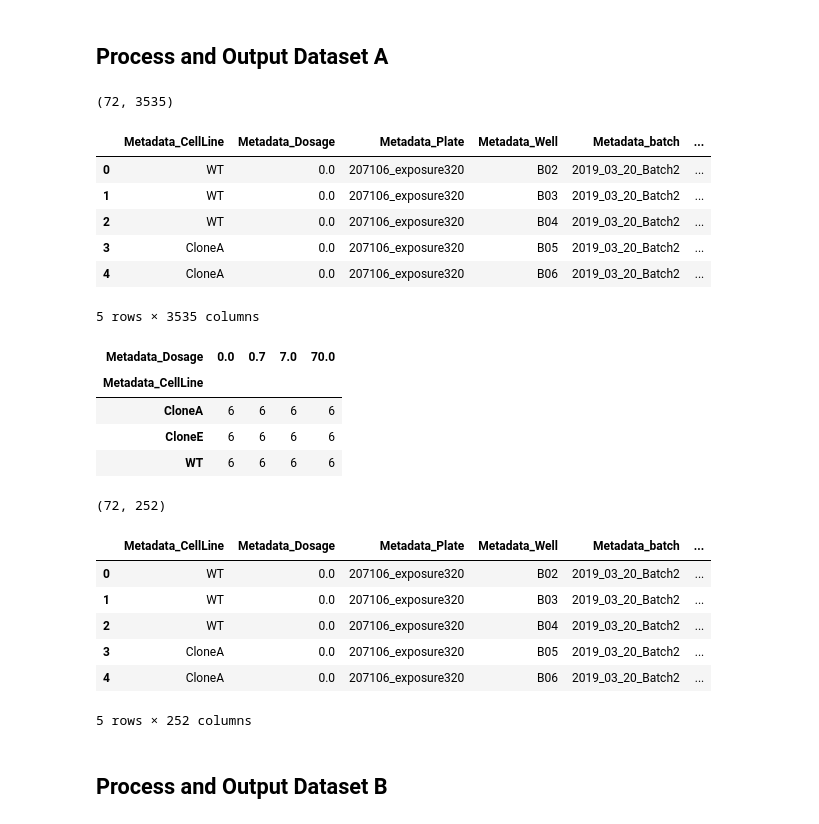
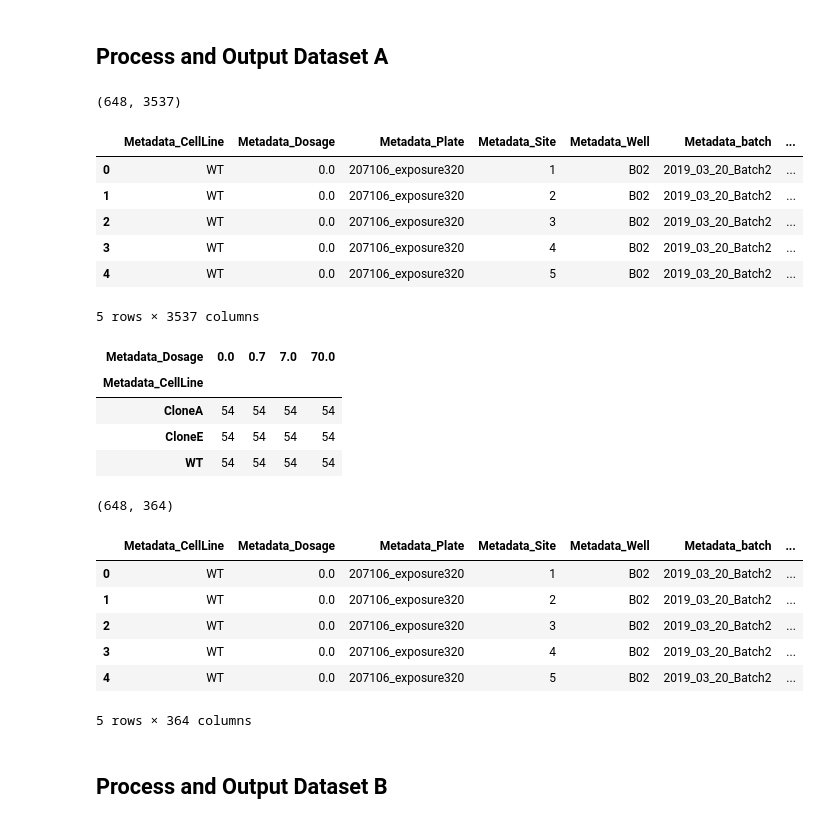
Before and after one commit to broadinstitute/profiling-resistance-mechanisms, a Jupyter notebook: 2.describe-data/2.build-datasets.ipynb, the cells around one changed output. Saved outputs shown, nothing was run; the diff lists cells and outputs as text; code cells hidden in the pictures.

```diff
--- a/2.describe-data/2.build-datasets.ipynb
+++ b/2.describe-data/2.build-datasets.ipynb
@@ -21,6 +21,7 @@ feature_select_ops = [
     "drop_outliers"
 ]
 profile_dir = os.path.join("..", "0.generate-profiles", "profiles")
+cell_count_dir = os.path.join("..", "0.generate-profiles", "cell_counts")
 gct_dir = os.path.join("data", "gct_files")
 output_dir = os.path.join("data", "merged")
 
@@ -45,15 +46,19 @@ dataset_a_dict = {}
 dataset_b_dict = {}
 for batch in batches:
 
+    df = load_data(
+        batch=batch,
+        suffix=suffix,
+        profile_dir=profile_dir,
+        combine_dfs=True,
+        add_cell_count=True,
+        cell_count_dir=cell_count_dir
+    )
+
     if batch in dataset_a:
-        dataset_a_dict[batch] = load_data(
-            batch=batch, suffix=suffix, profile_dir=profile_dir, combine_dfs=True
-        )
-
+        dataset_a_dict[batch] = df
     if batch in dataset_b:
-        dataset_b_dict[batch] = load_data(
-            batch=batch, suffix=suffix, profile_dir=profile_dir, combine_dfs=True
-        )
+        dataset_b_dict[batch] = df
 # %% [markdown]
 ## Process and Output Dataset A
 # %%
@@ -69,14 +74,14 @@ dataset_a_df = dataset_a_df.reindex(meta_cols + cp_cols, axis="columns")
 print(dataset_a_df.shape)
 dataset_a_df.head()
 # %% [output]
-(72, 3535)
+(648, 3537)
-|  | Metadata_CellLine | Metadata_Dosage | Metadata_Plate | Metadata_Well | Metadata_batch | ... |
-| 0 | WT | 0.0 | 207106_exposure320 | B02 | 2019_03_20_Batch2 | ... |
-| 1 | WT | 0.0 | 207106_exposure320 | B03 | 2019_03_20_Batch2 | ... |
-| 2 | WT | 0.0 | 207106_exposure320 | B04 | 2019_03_20_Batch2 | ... |
-| 3 | CloneA | 0.0 | 207106_exposure320 | B05 | 2019_03_20_Batch2 | ... |
-| 4 | CloneA | 0.0 | 207106_exposure320 | B06 | 2019_03_20_Batch2 | ... |
+|  | Metadata_CellLine | Metadata_Dosage | Metadata_Plate | Metadata_Site | Metadata_Well | Metadata_batch | ... |
+| 0 | WT | 0.0 | 207106_exposure320 | 1 | B02 | 2019_03_20_Batch2 | ... |
+| 1 | WT | 0.0 | 207106_exposure320 | 2 | B02 | 2019_03_20_Batch2 | ... |
+| 2 | WT | 0.0 | 207106_exposure320 | 3 | B02 | 2019_03_20_Batch2 | ... |
+| 3 | WT | 0.0 | 207106_exposure320 | 4 | B02 | 2019_03_20_Batch2 | ... |
+| 4 | WT | 0.0 | 207106_exposure320 | 5 | B02 | 2019_03_20_Batch2 | ... |
-5 rows × 3535 columns
+5 rows × 3537 columns
 # %%
 pd.crosstab(
     dataset_a_df.Metadata_CellLine,
@@ -85,34 +90,34 @@ pd.crosstab(
 # %% [output]
 | Metadata_Dosage | 0.0 | 0.7 | 7.0 | 70.0 |
 | Metadata_CellLine |  |  |  |  |
-| CloneA | 6 | 6 | 6 | 6 |
-| CloneE | 6 | 6 | 6 | 6 |
-| WT | 6 | 6 | 6 | 6 |
+| CloneA | 54 | 54 | 54 | 54 |
+| CloneE | 54 | 54 | 54 | 54 |
+| WT | 54 | 54 | 54 | 54 |
 # %%
 dataset_a_name = "combined_cloneAcloneE_dataset"
 # %%
-output_file = os.path.join(output_dir, "{}.csv".format(dataset_a_name))
-dataset_a_df.to_csv(output_file, index=False)
+output_file = os.path.join(output_dir, "{}.csv.gz".format(dataset_a_name))
+dataset_a_df.to_csv(output_file, index=False, compression="gzip")
 
 dataset_a_featureselect_df = feature_select(dataset_a_df, operation=feature_select_ops)
 
-output_file = os.path.join(output_dir, "{}_feature_select.csv".format(dataset_a_name))
-dataset_a_featureselect_df.to_csv(output_file, index=False)
+output_file = os.path.join(output_dir, "{}_feature_select.csv.gz".format(dataset_a_name))
+dataset_a_featureselect_df.to_csv(output_file, index=False, compression="gzip")
 
 output_gct_file = os.path.join(gct_dir, "{}_feature_select.gct".format(dataset_a_name))
 write_gct(profiles=dataset_a_featureselect_df, output_file=output_gct_file)
 
 print(dataset_a_featureselect_df.shape)
 dataset_a_featureselect_df.head()
 # %% [output]
-(72, 252)
+(648, 364)
-|  | Metadata_CellLine | Metadata_Dosage | Metadata_Plate | Metadata_Well | Metadata_batch | ... |
-| 0 | WT | 0.0 | 207106_exposure320 | B02 | 2019_03_20_Batch2 | ... |
-| 1 | WT | 0.0 | 207106_exposure320 | B03 | 2019_03_20_Batch2 | ... |
-| 2 | WT | 0.0 | 207106_exposure320 | B04 | 2019_03_20_Batch2 | ... |
-| 3 | CloneA | 0.0 | 207106_exposure320 | B05 | 2019_03_20_Batch2 | ... |
-| 4 | CloneA | 0.0 | 207106_exposure320 | B06 | 2019_03_20_Batch2 | ... |
+|  | Metadata_CellLine | Metadata_Dosage | Metadata_Plate | Metadata_Site | Metadata_Well | Metadata_batch | ... |
+| 0 | WT | 0.0 | 207106_exposure320 | 1 | B02 | 2019_03_20_Batch2 | ... |
+| 1 | WT | 0.0 | 207106_exposure320 | 2 | B02 | 2019_03_20_Batch2 | ... |
+| 2 | WT | 0.0 | 207106_exposure320 | 3 | B02 | 2019_03_20_Batch2 | ... |
+| 3 | WT | 0.0 | 207106_exposure320 | 4 | B02 | 2019_03_20_Batch2 | ... |
+| 4 | WT | 0.0 | 207106_exposure320 | 5 | B02 | 2019_03_20_Batch2 | ... |
-5 rows × 252 columns
+5 rows × 364 columns
 # %% [markdown]
 ## Process and Output Dataset B
 # %%
```
Also changed, not shown: parts of 3 cells of this notebook, 1 other file.
